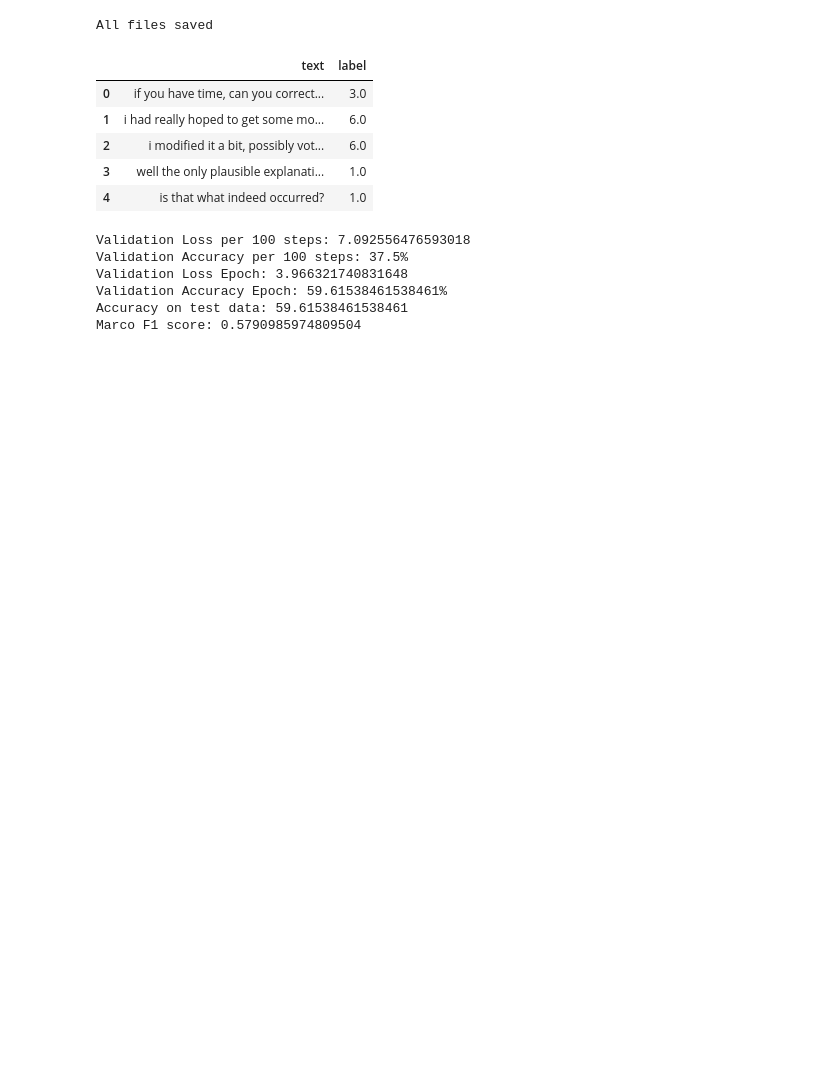
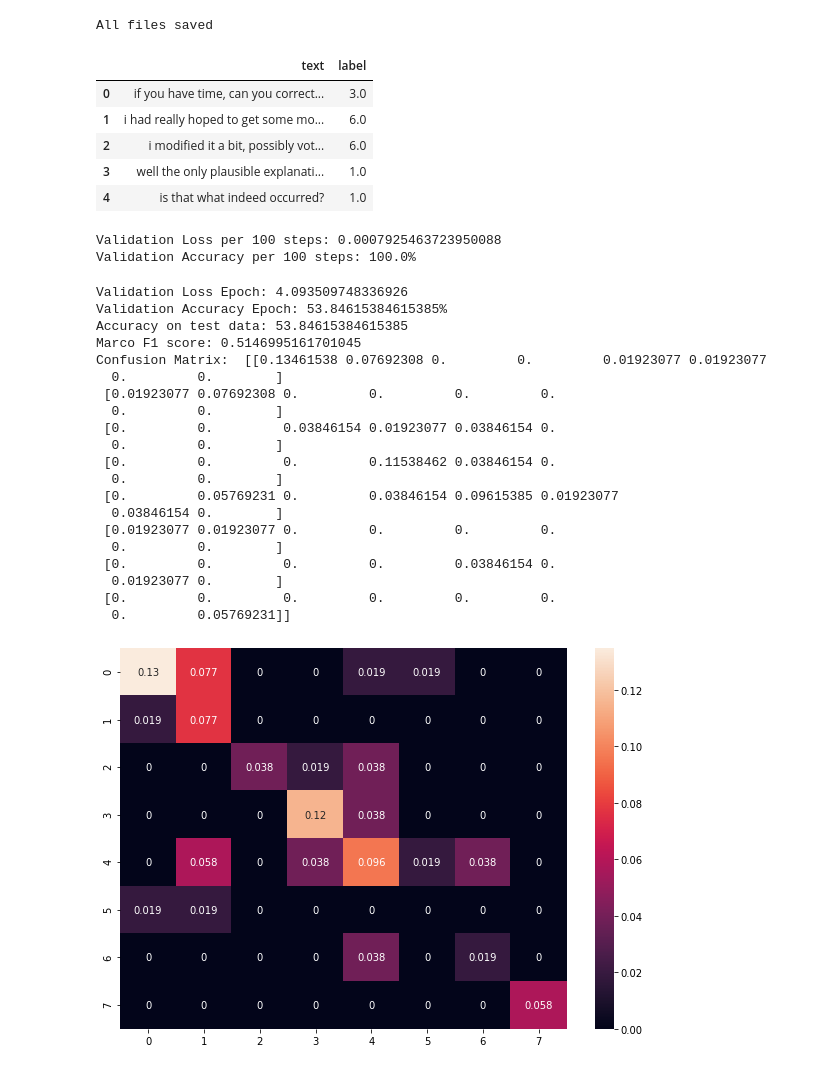
Before and after one commit to neuromaancer/politeness-detection, a Jupyter notebook: detection/bert_model.ipynb, the cells around one changed output. Cells and saved outputs as stored; diff of their text form; code cells hidden in the pictures; blank space fills up the shorter version.

```diff
--- a/detection/bert_model.ipynb
+++ b/detection/bert_model.ipynb
@@ -367,13 +395,37 @@ df.head()
 testing_set = PDataset(df, tokenizer, MAX_LEN)
 testing_loader = DataLoader(testing_set, **test_params)
 # %%
-acc, f1 = valid(model, testing_loader)
+acc, f1, confusion_mat = valid(model, testing_loader)
 print(f"Accuracy on test data: {acc}")
 print(f"Marco F1 score: {f1}")
+print("Confusion Matrix: ", confusion_mat)
+
+df_cm = pd.DataFrame(confusion_mat, index = [i for i in "01234567"],
+                  columns = [i for i in "01234567"])
+plt.figure(figsize = (10,7))
+sn.heatmap(df_cm, annot=True)
+plt.savefig('bert_50_confusion_matrix.png', dpi=400)
 # %% [output]
-Validation Loss per 100 steps: 7.092556476593018
-Validation Accuracy per 100 steps: 37.5%
-Validation Loss Epoch: 3.966321740831648
-Validation Accuracy Epoch: 59.61538461538461%
-Accuracy on test data: 59.61538461538461
-Marco F1 score: 0.5790985974809504
+Validation Loss per 100 steps: 0.0007925463723950088
+Validation Accuracy per 100 steps: 100.0%
+Validation Loss Epoch: 4.093509748336926
+Validation Accuracy Epoch: 53.84615384615385%
+Accuracy on test data: 53.84615384615385
+Marco F1 score: 0.5146995161701045
+Confusion Matrix:  [[0.13461538 0.07692308 0.         0.         0.01923077 0.01923077
+  0.         0.        ]
+ [0.01923077 0.07692308 0.         0.         0.         0.
+  0.         0.        ]
+ [0.         0.         0.03846154 0.01923077 0.03846154 0.
+  0.         0.        ]
+ [0.         0.         0.         0.11538462 0.03846154 0.
+  0.         0.        ]
+ [0.         0.05769231 0.         0.03846154 0.09615385 0.01923077
+  0.03846154 0.        ]
+ [0.01923077 0.01923077 0.         0.         0.         0.
+  0.         0.        ]
+ [0.         0.         0.         0.         0.03846154 0.
+  0.01923077 0.        ]
+ [0.         0.         0.         0.         0.         0.
+  0.         0.05769231]]
+[figure, added]
```
Also changed, not shown: parts of 6 cells of this notebook, 3 other files.
